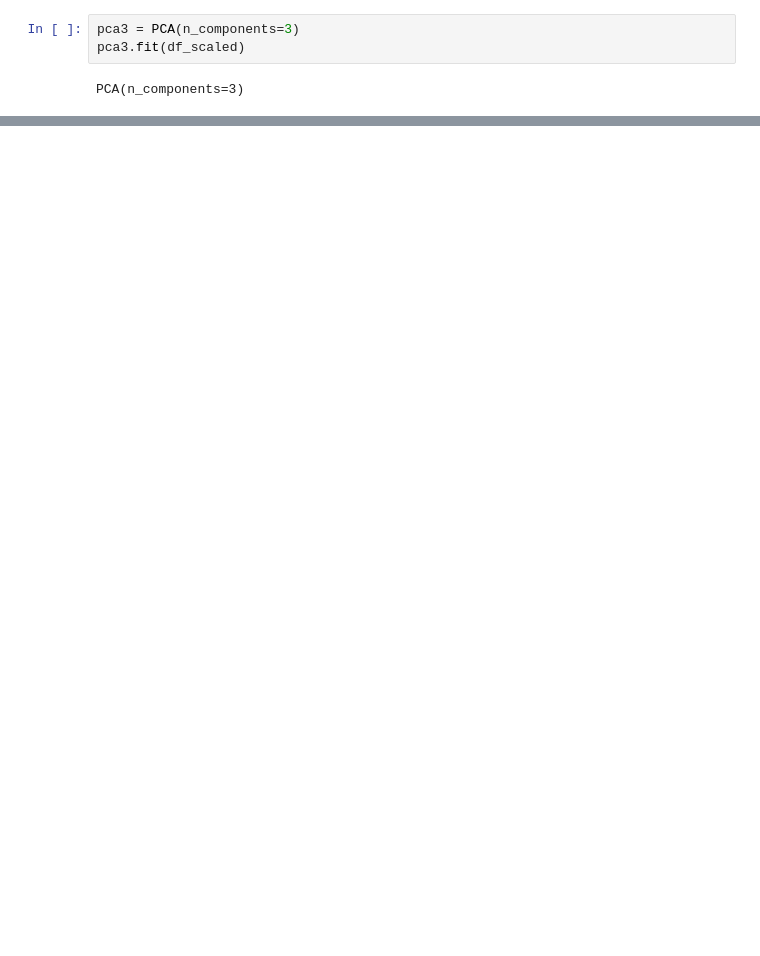
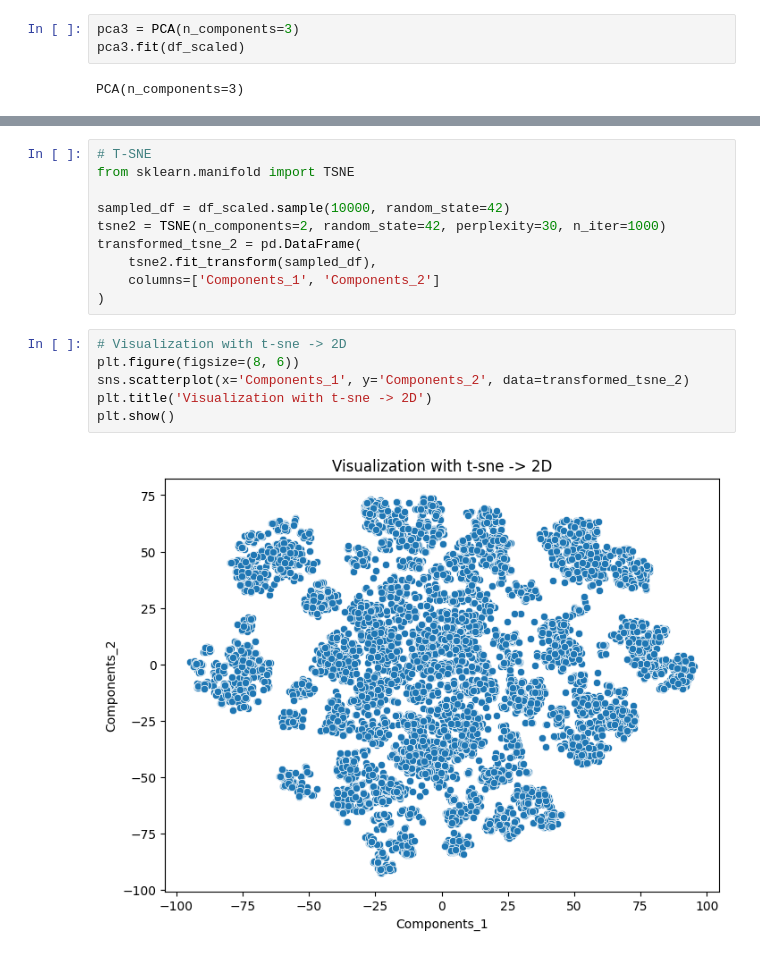
Before and after one commit to MahdiMashayekhi-AI/Machine-Learning-Projects, a Jupyter notebook: 03-unsupervised-learning/Clustering/Anomaly-Detection-On-Credit-Cards/Anomaly_Detection_on_Credit_Cards.ipynb, the cells around one changed output, grey strips where cells are left out. Drawn from its saved outputs; the diff is of its cells as text; blank space fills up the shorter version.

```diff
--- a/03-unsupervised-learning/Clustering/Anomaly-Detection-On-Credit-Cards/Anomaly_Detection_on_Credit_Cards.ipynb
+++ b/03-unsupervised-learning/Clustering/Anomaly-Detection-On-Credit-Cards/Anomaly_Detection_on_Credit_Cards.ipynb
@@ -249,0 +251,18 @@ plt.show()
+# %%
+# T-SNE
+from sklearn.manifold import TSNE
+
+sampled_df = df_scaled.sample(10000, random_state=42)
+tsne2 = TSNE(n_components=2, random_state=42, perplexity=30, n_iter=1000)
+transformed_tsne_2 = pd.DataFrame(
+    tsne2.fit_transform(sampled_df),
+    columns=['Components_1', 'Components_2']
+)
+# %%
+# Visualization with t-sne -> 2D
+plt.figure(figsize=(8, 6))
+sns.scatterplot(x='Components_1', y='Components_2', data=transformed_tsne_2)
+plt.title('Visualization with t-sne -> 2D')
+plt.show()
+# %% [output]
+[figure, added]
```
Also changed, not shown: parts of 10 cells of this notebook.
